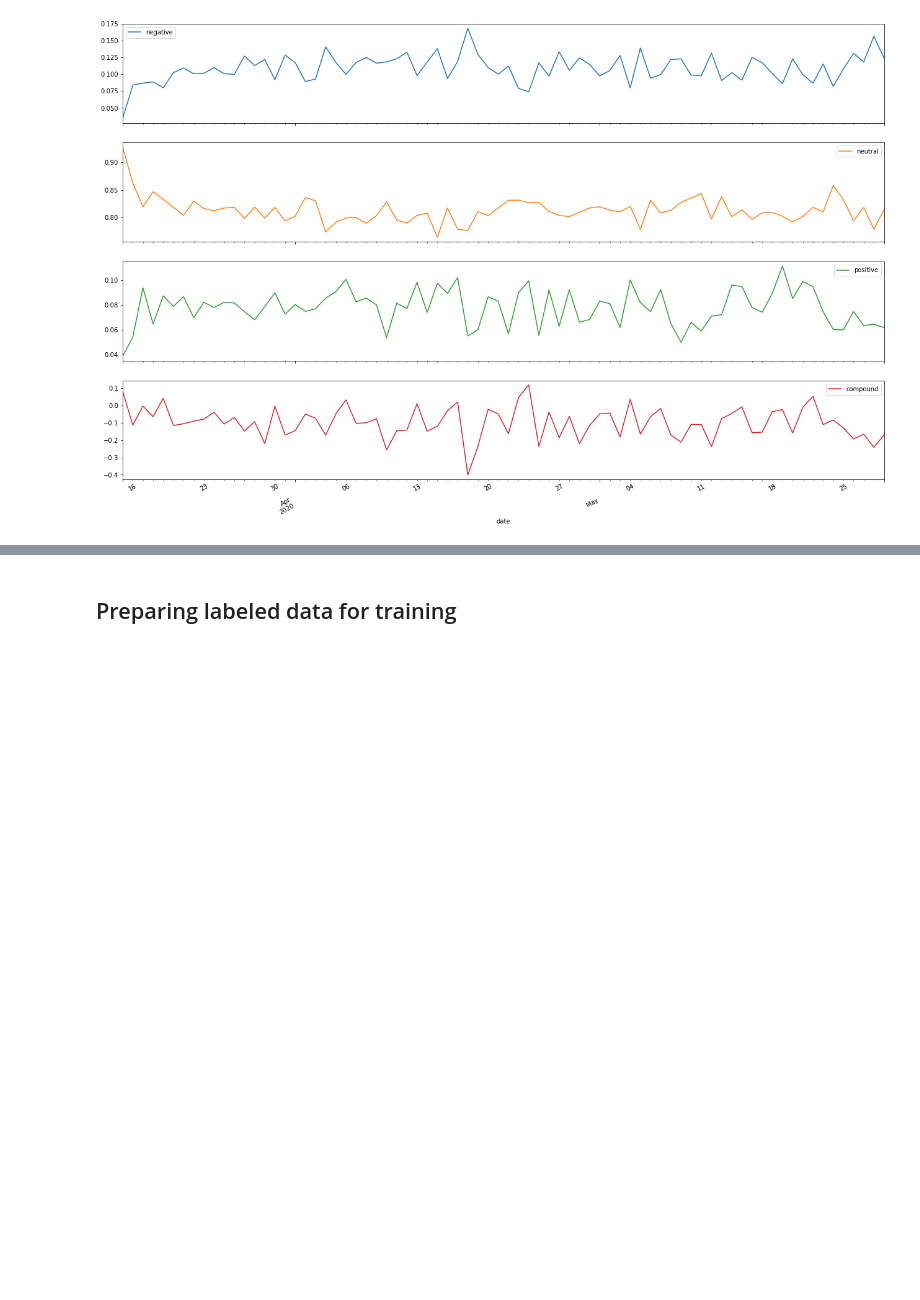
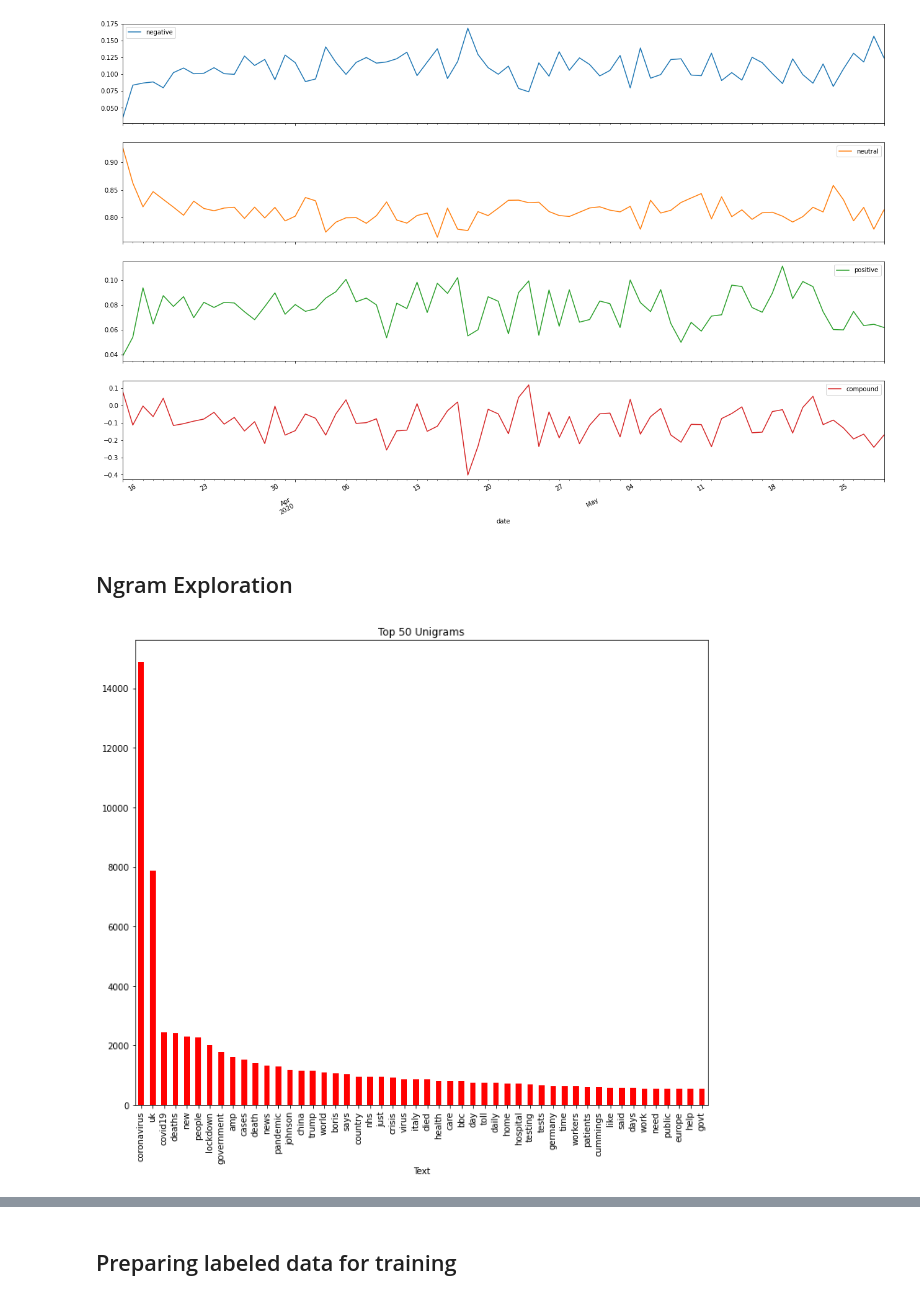
Before and after one commit to esraguzel/dsc-capstone-project-v2-onl01-dtsc-ft-012120, a Jupyter notebook: extract_tweets.ipynb, the cells around one changed output, grey strips where cells are left out. Drawn from its saved outputs; the diff is of its cells as text; code cells hidden in the pictures; blank space fills up the shorter version.

Commit message:
added data visualizations

```diff
--- a/extract_tweets.ipynb
+++ b/extract_tweets.ipynb
@@ -153,7 +153,7 @@ len(unique_tweets)
 22250
 # %%
 # Extract text content from individual tweets
-write_text_tweets = False
+write_text_tweets = True
 
 if write_text_tweets:
 
@@ -353,3 +353,5 @@ av_daily.plot(figsize = (22,15), subplots=True, legend=True)
 plt.show()
 # %% [output]
 [figure]
+# %% [markdown]
+## Ngram Exploration
@@ -355,0 +372,19 @@ plt.show()
+# %%
+def get_top_n_words(corpus, n=None):
+    """
+    List the top n words in a vocabulary according to occurrence in a text corpus.
+    """
+    vec = CountVectorizer(stop_words = 'english').fit(corpus)
+    bag_of_words = vec.transform(corpus)
+    sum_words = bag_of_words.sum(axis=0)
+    words_freq = [(word, sum_words[0, idx]) for word, idx in vec.vocabulary_.items()]
+    words_freq =sorted(words_freq, key = lambda x: x[1], reverse=True)
+    return words_freq[:n]
+# %%
+unigrams = get_top_n_words(df['cleaned_text'],50)
+# %%
+df_uni = pd.DataFrame(unigrams, columns = ['Text' , 'count'])
+df_uni.groupby('Text').sum()['count'].sort_values(ascending=False).plot(
+    kind='bar',color='red', figsize=(12, 10), title='Top 50 Unigrams');
+# %% [output]
+[figure, added]
```
Also changed, not shown: parts of 13 cells of this notebook, 3 other files.
